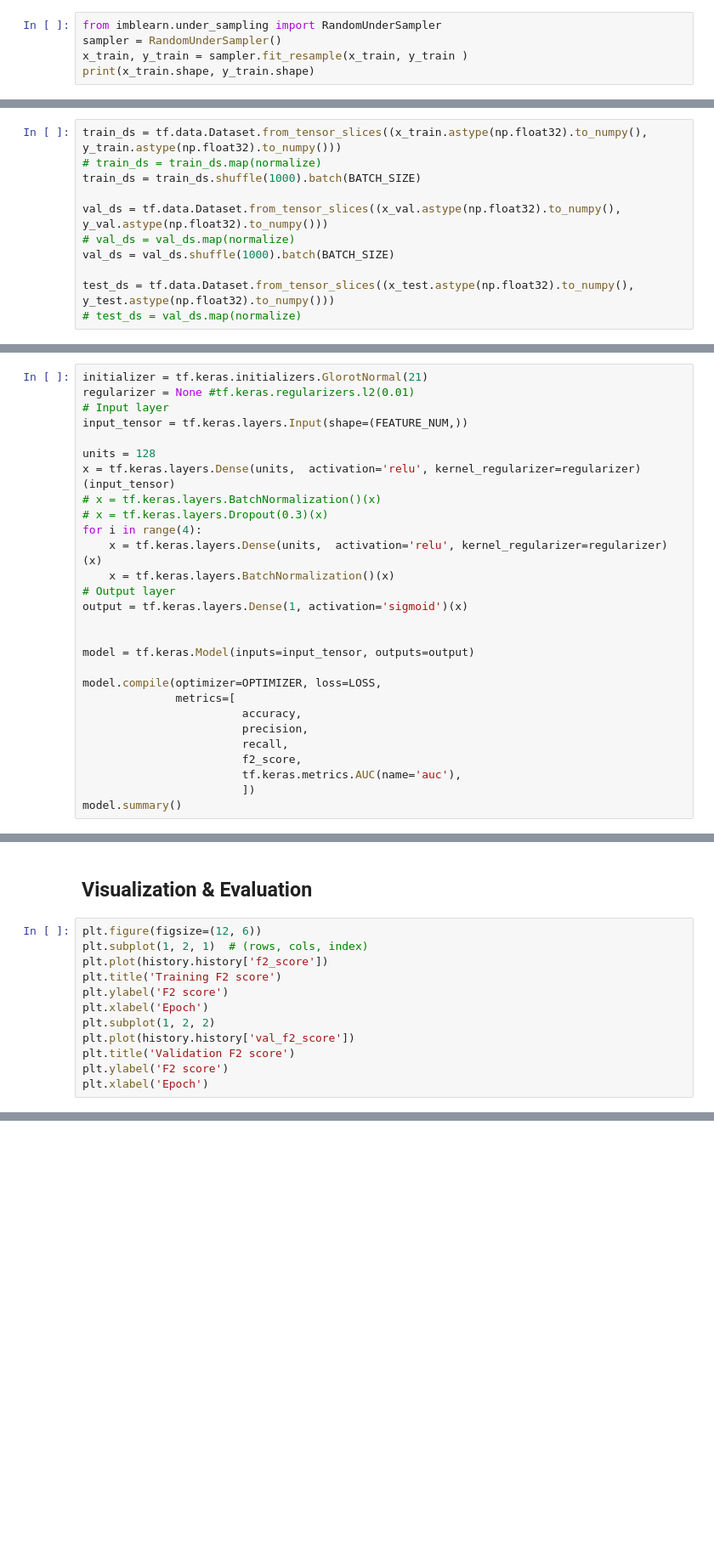
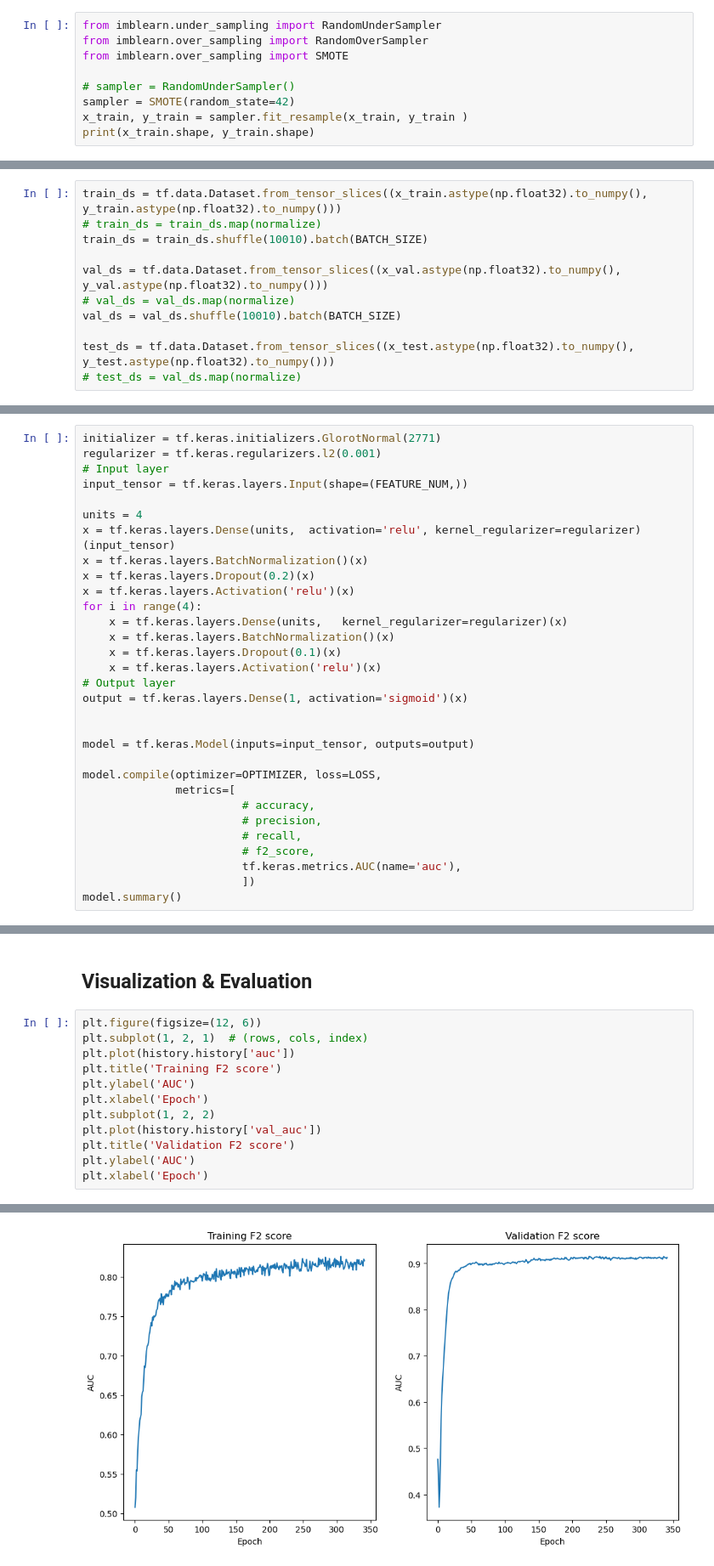
Before and after one commit to SESAM-Polimi/offgrid-demand-estimation, a Jupyter notebook: nn-model.ipynb, the cells around one changed output, grey strips where cells are left out. Shown at 85% size. Saved outputs shown, nothing was run; the diff lists cells and outputs as text; blank space fills up the shorter version.

Commit message:
train on normalized data and focus more on auc

```diff
--- a/nn-model.ipynb
+++ b/nn-model.ipynb
@@ -202,6 +215,10 @@ We use Imbalanced learning library
 https://imbalanced-learn.org/stable/index.html
 # %%
 from imblearn.under_sampling import RandomUnderSampler
-sampler = RandomUnderSampler()
+from imblearn.over_sampling import RandomOverSampler
+from imblearn.over_sampling import SMOTE
+
+# sampler = RandomUnderSampler()
+sampler = SMOTE(random_state=42)
 x_train, y_train = sampler.fit_resample(x_train, y_train )
 print(x_train.shape, y_train.shape)
@@ -225,11 +248,11 @@ def normalize(x, y):
 # %%
 train_ds = tf.data.Dataset.from_tensor_slices((x_train.astype(np.float32).to_numpy(), y_train.astype(np.float32).to_numpy()))
 # train_ds = train_ds.map(normalize)
-train_ds = train_ds.shuffle(1000).batch(BATCH_SIZE)
+train_ds = train_ds.shuffle(10010).batch(BATCH_SIZE)
 
 val_ds = tf.data.Dataset.from_tensor_slices((x_val.astype(np.float32).to_numpy(), y_val.astype(np.float32).to_numpy()))
 # val_ds = val_ds.map(normalize)
-val_ds = val_ds.shuffle(1000).batch(BATCH_SIZE)
+val_ds = val_ds.shuffle(10010).batch(BATCH_SIZE)
 
 test_ds = tf.data.Dataset.from_tensor_slices((x_test.astype(np.float32).to_numpy(), y_test.astype(np.float32).to_numpy()))
 # test_ds = val_ds.map(normalize)
@@ -252,18 +275,21 @@ def residual_block(input_tensor, units, activation='relu', regularizer=None):
 
     return x
 # %%
-initializer = tf.keras.initializers.GlorotNormal(21)
-regularizer = None #tf.keras.regularizers.l2(0.01)
+initializer = tf.keras.initializers.GlorotNormal(2771)
+regularizer = tf.keras.regularizers.l2(0.001)
 # Input layer
 input_tensor = tf.keras.layers.Input(shape=(FEATURE_NUM,))
 
-units = 128
+units = 4
 x = tf.keras.layers.Dense(units,  activation='relu', kernel_regularizer=regularizer)(input_tensor)
-# x = tf.keras.layers.BatchNormalization()(x)
-# x = tf.keras.layers.Dropout(0.3)(x)
+x = tf.keras.layers.BatchNormalization()(x)
+x = tf.keras.layers.Dropout(0.2)(x)
+x = tf.keras.layers.Activation('relu')(x)
 for i in range(4):
-    x = tf.keras.layers.Dense(units,  activation='relu', kernel_regularizer=regularizer)(x)
+    x = tf.keras.layers.Dense(units,   kernel_regularizer=regularizer)(x)
     x = tf.keras.layers.BatchNormalization()(x)
+    x = tf.keras.layers.Dropout(0.1)(x)
+    x = tf.keras.layers.Activation('relu')(x)
 # Output layer
 output = tf.keras.layers.Dense(1, activation='sigmoid')(x)
 
@@ -272,10 +298,10 @@ model = tf.keras.Model(inputs=input_tensor, outputs=output)
 
 model.compile(optimizer=OPTIMIZER, loss=LOSS,
               metrics=[
-                        accuracy,
-                        precision,
-                        recall,
-                        f2_score,
+                        # accuracy,
+                        # precision,
+                        # recall,
+                        # f2_score,
                         tf.keras.metrics.AUC(name='auc'),
                         ])
 model.summary()
@@ -328,12 +353,13 @@ KeyboardInterrupt:
 # %%
 plt.figure(figsize=(12, 6))
 plt.subplot(1, 2, 1)  # (rows, cols, index)
-plt.plot(history.history['f2_score'])
+plt.plot(history.history['auc'])
 plt.title('Training F2 score')
-plt.ylabel('F2 score')
+plt.ylabel('AUC')
 plt.xlabel('Epoch')
 plt.subplot(1, 2, 2)
-plt.plot(history.history['val_f2_score'])
+plt.plot(history.history['val_auc'])
 plt.title('Validation F2 score')
-plt.ylabel('F2 score')
+plt.ylabel('AUC')
 plt.xlabel('Epoch')
+# %% [output]
@@ -340 +367,2 @@ plt.xlabel('Epoch')
+[figure, added]
 # %%
```
Also changed, not shown: parts of 21 cells of this notebook, 1 other file.
